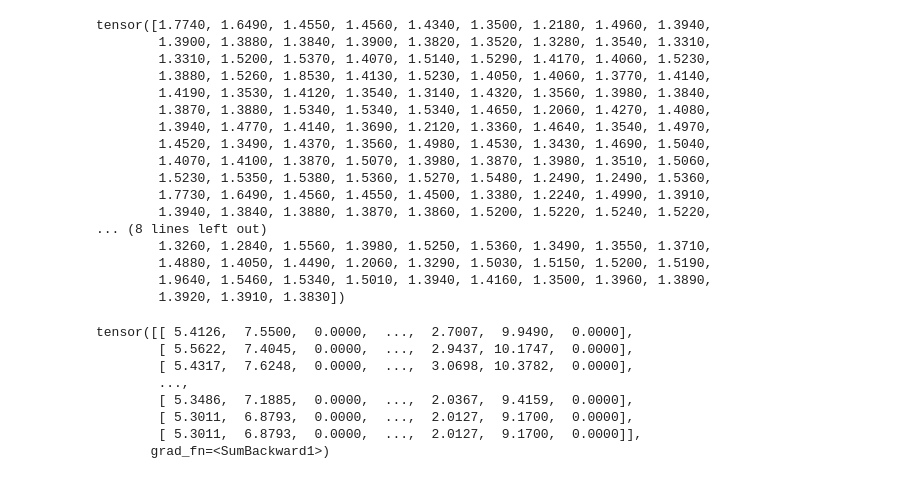
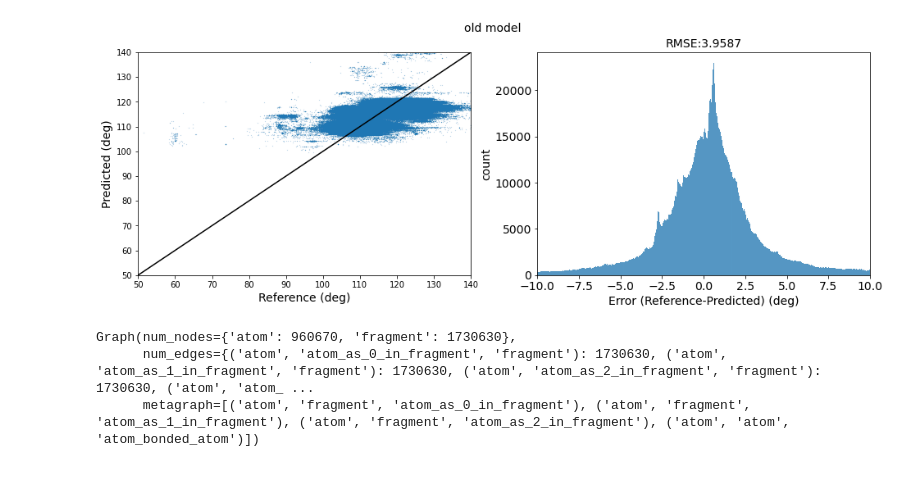
Before and after one commit to cschlick/phenix_fragments, a Jupyter notebook: notebooks/MolDevel.ipynb, the cells around one changed output. Cells and saved outputs as stored; diff of their text form; code cells hidden in the pictures.

```diff
--- a/notebooks/MolDevel.ipynb
+++ b/notebooks/MolDevel.ipynb
@@ -95,6 +188,9 @@ for epoch in tqdm.tqdm(range(n_epoch)):
     batch_losses.append(loss.item())
 
   epoch_losses.append(np.mean(batch_losses))
+# %%
+model = model.to("cpu")
+g = model(dataset.fragment_graph)
 # %%
 import matplotlib.pyplot as plt
 plt.plot(epoch_losses)
@@ -104,31 +200,12 @@ plt.plot(epoch_losses)
-# %%
-g.nodes["fragment"].data["label"]
-# %% [output]
-tensor([1.7740, 1.6490, 1.4550, 1.4560, 1.4340, 1.3500, 1.2180, 1.4960, 1.3940,
-        1.3900, 1.3880, 1.3840, 1.3900, 1.3820, 1.3520, 1.3280, 1.3540, 1.3310,
-        1.3310, 1.5200, 1.5370, 1.4070, 1.5140, 1.5290, 1.4170, 1.4060, 1.5230,
-        1.3880, 1.5260, 1.8530, 1.4130, 1.5230, 1.4050, 1.4060, 1.3770, 1.4140,
-        1.4190, 1.3530, 1.4120, 1.3540, 1.3140, 1.4320, 1.3560, 1.3980, 1.3840,
-        1.3870, 1.3880, 1.5340, 1.5340, 1.5340, 1.4650, 1.2060, 1.4270, 1.4080,
-        1.3940, 1.4770, 1.4140, 1.3690, 1.2120, 1.3360, 1.4640, 1.3540, 1.4970,
-        1.4520, 1.3490, 1.4370, 1.3560, 1.4980, 1.4530, 1.3430, 1.4690, 1.5040,
-        1.4070, 1.4100, 1.3870, 1.5070, 1.3980, 1.3870, 1.3980, 1.3510, 1.5060,
-        1.5230, 1.5350, 1.5380, 1.5360, 1.5270, 1.5480, 1.2490, 1.2490, 1.5360,
-        1.7730, 1.6490, 1.4560, 1.4550, 1.4500, 1.3380, 1.2240, 1.4990, 1.3910,
-        1.3940, 1.3840, 1.3880, 1.3870, 1.3860, 1.5200, 1.5220, 1.5240, 1.5220,
-... (8 lines left out)
-        1.3260, 1.2840, 1.5560, 1.3980, 1.5250, 1.5360, 1.3490, 1.3550, 1.3710,
-        1.4880, 1.4050, 1.4490, 1.2060, 1.3290, 1.5030, 1.5150, 1.5200, 1.5190,
-        1.9640, 1.5460, 1.5340, 1.5010, 1.3940, 1.4160, 1.3500, 1.3960, 1.3890,
-        1.3920, 1.3910, 1.3830])
-# %%
-g.nodes["fragment"].data["h"]
-# %% [output]
-tensor([[ 5.4126,  7.5500,  0.0000,  ...,  2.7007,  9.9490,  0.0000],
-        [ 5.5622,  7.4045,  0.0000,  ...,  2.9437, 10.1747,  0.0000],
-        [ 5.4317,  7.6248,  0.0000,  ...,  3.0698, 10.3782,  0.0000],
-        ...,
-        [ 5.3486,  7.1885,  0.0000,  ...,  2.0367,  9.4159,  0.0000],
-        [ 5.3011,  6.8793,  0.0000,  ...,  2.0127,  9.1700,  0.0000],
-        [ 5.3011,  6.8793,  0.0000,  ...,  2.0127,  9.1700,  0.0000]],
-       grad_fn=<SumBackward1>)
+# %%
+import torch
+
+def to_np(tensor):
+  return tensor.detach().cpu().numpy()
+
+
+def to_torch(array):
+  return torch.tensor(array,dtype=torch.get_default_dtype())
+# %%
+a,b =(to_np(g.nodes["fragment"].data[label_name][:,0]),
+      to_np(g.nodes["fragment"].data[label_name+"_pred"][:,0]))
@@ -134,0 +217,10 @@ tensor([[ 5.4126,  7.5500,  0.0000,  ...,  2.7007,  9.9490,  0.0000],
+# %%
+plot_geom_eval(a,b,note="old model",mode="angle")
+# %% [output]
+[figure, added]
+# %%
+g
+# %% [output]
+Graph(num_nodes={'atom': 960670, 'fragment': 1730630},
+      num_edges={('atom', 'atom_as_0_in_fragment', 'fragment'): 1730630, ('atom', 'atom_as_1_in_fragment', 'fragment'): 1730630, ('atom', 'atom_as_2_in_fragment', 'fragment'): 1730630, ('atom', 'atom_ ...
+      metagraph=[('atom', 'fragment', 'atom_as_0_in_fragment'), ('atom', 'fragment', 'atom_as_1_in_fragment'), ('atom', 'fragment', 'atom_as_2_in_fragment'), ('atom', 'atom', 'atom_bonded_atom')])
```
Also changed, not shown: parts of 18 cells of this notebook, 40 other files.
